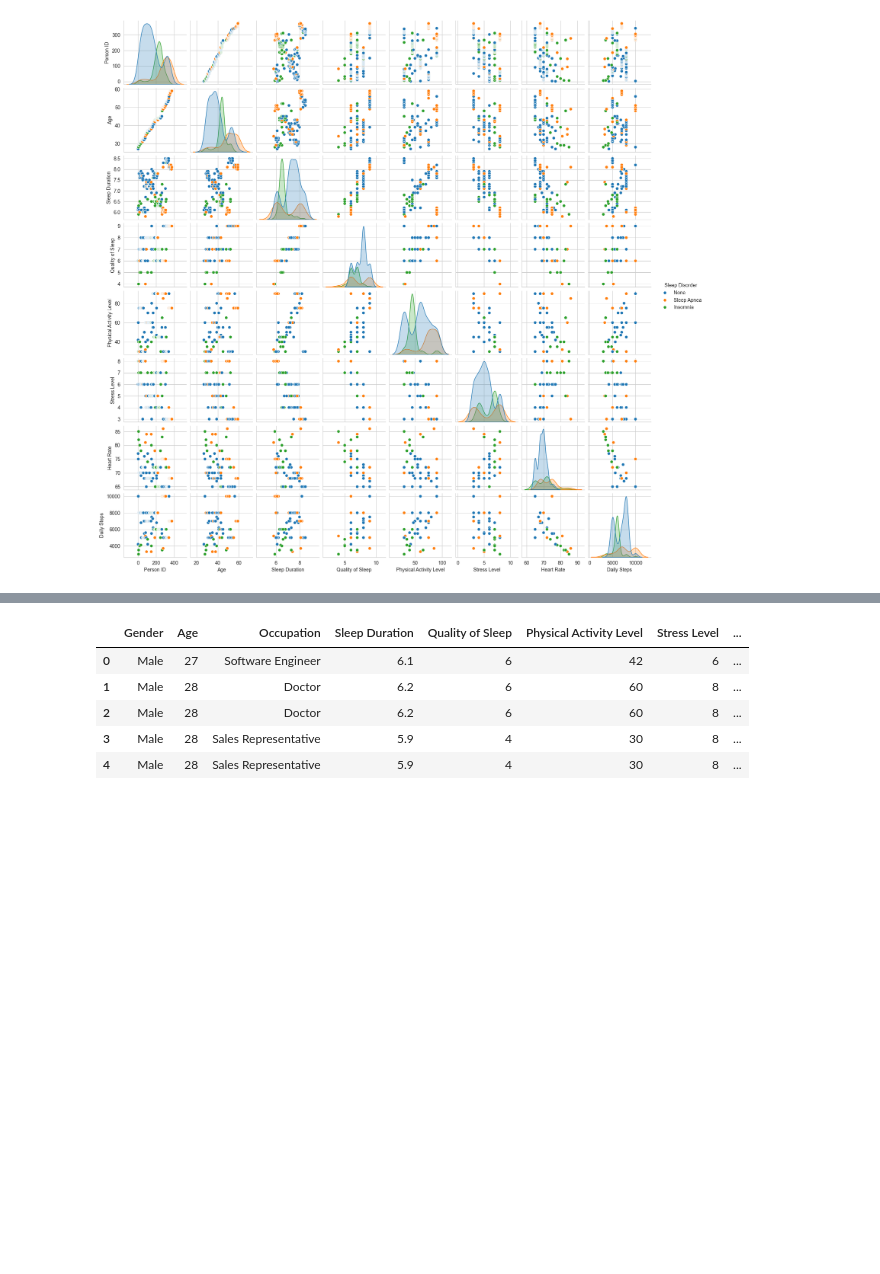
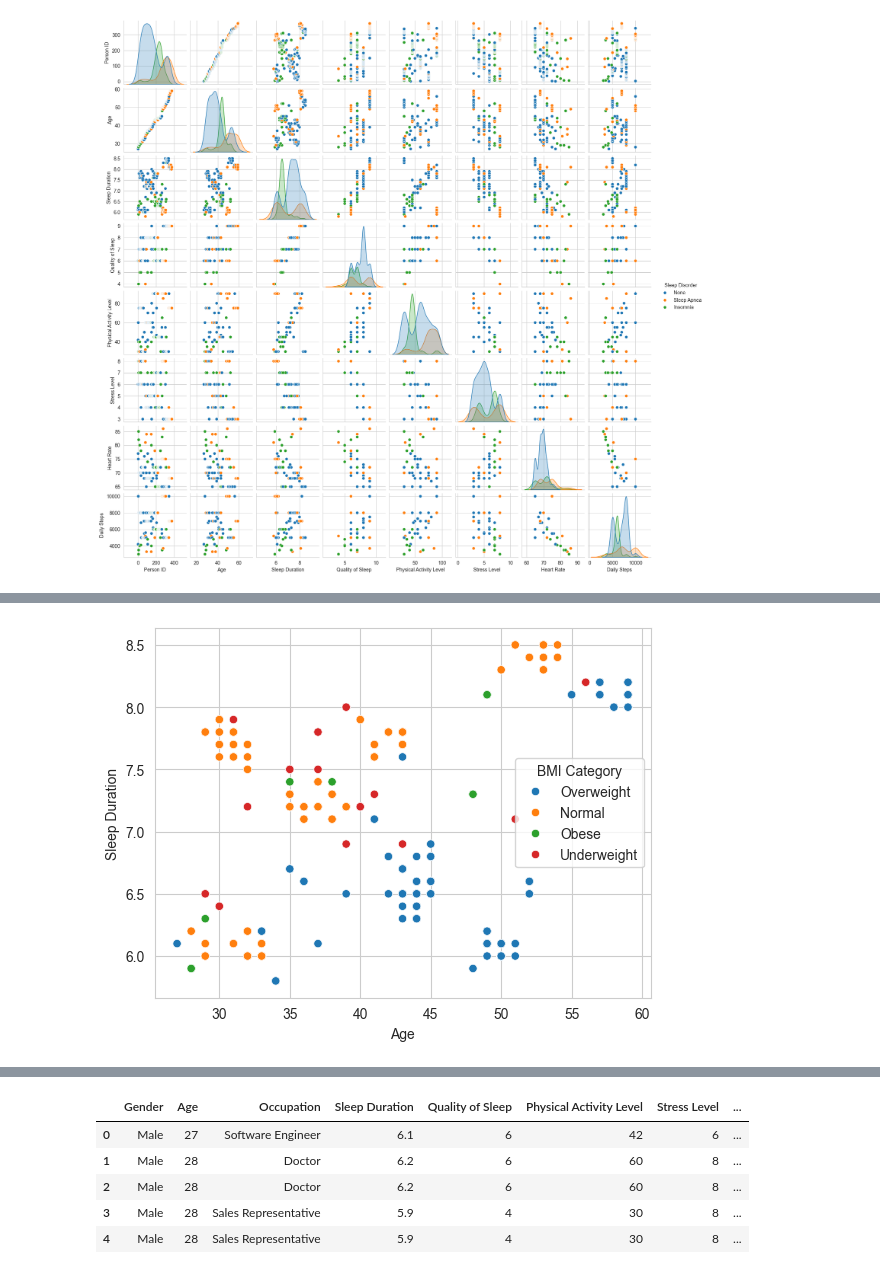
Before and after one commit to let8301/Sleep-disorder-prediction, a Jupyter notebook: notebooks/sleep.ipynb, the cells around one changed output, grey strips where cells are left out. Drawn from its saved outputs; the diff is of its cells as text; code cells hidden in the pictures; blank space fills up the shorter version.

```diff
--- a/notebooks/sleep.ipynb
+++ b/notebooks/sleep.ipynb
@@ -117,0 +135,5 @@ plt.show()
+# %%
+sns.scatterplot(data=ds,x="Age",y="Sleep Duration",hue="BMI Category")
+plt.show()
+# %% [output]
+[figure, added]
```
Also changed, not shown: parts of 35 cells of this notebook, 6 other files.
